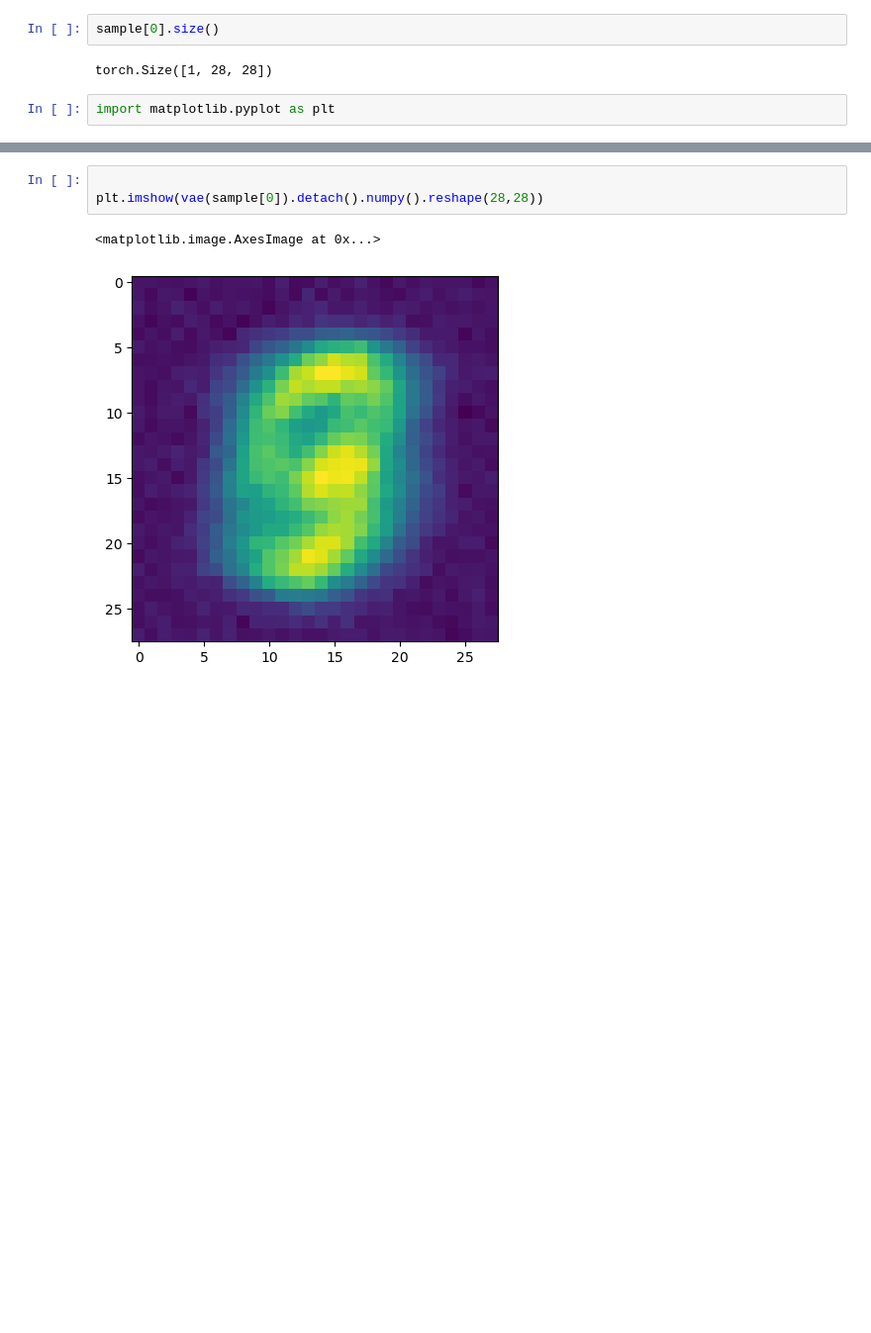
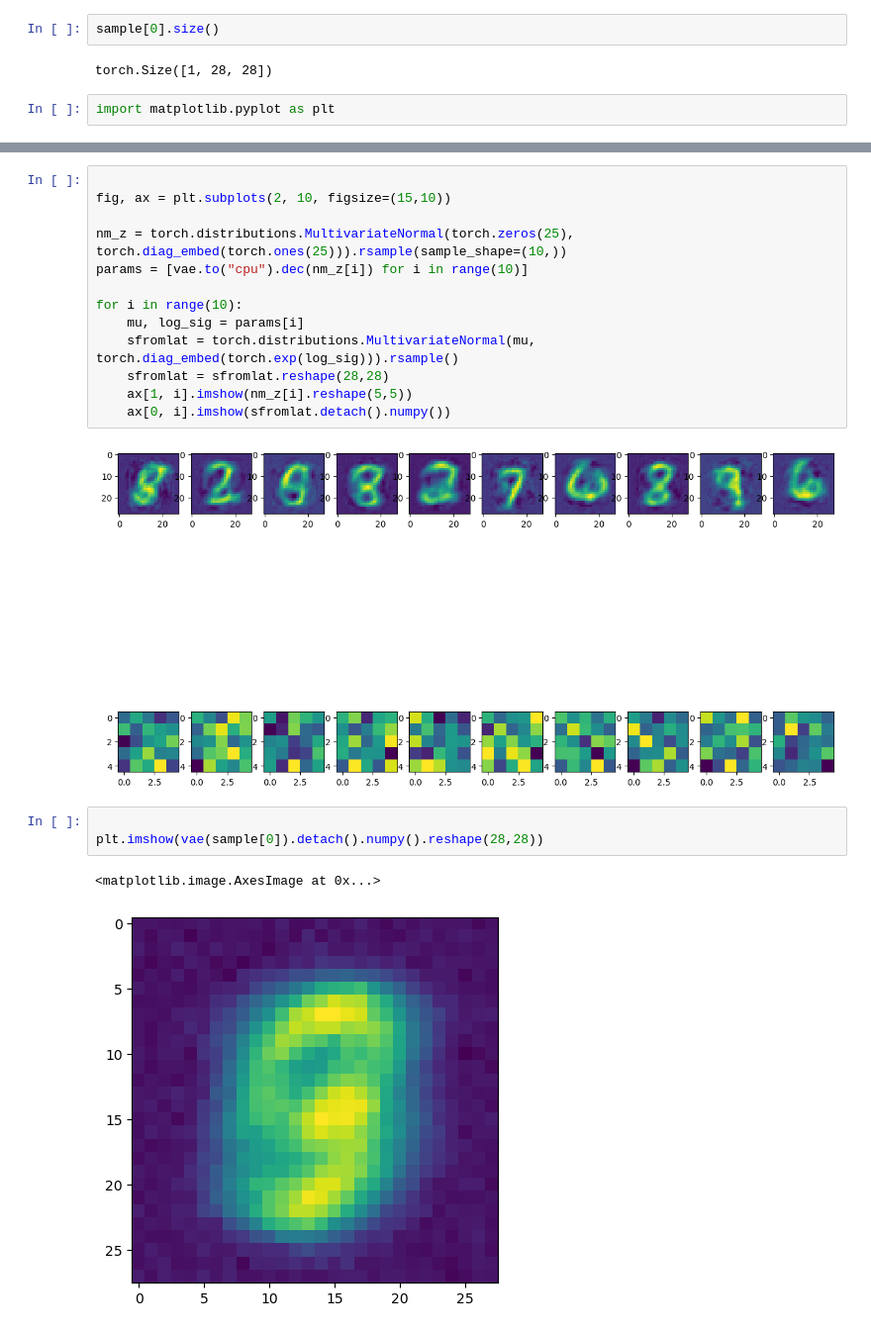
Before and after one commit to anloehr-1097/ML-Practice, a Jupyter notebook: VAE/VAE.ipynb, the cells around one changed output, grey strips where cells are left out. Shown at 99% size. Saved outputs shown, nothing was run; the diff lists cells and outputs as text; blank space fills up the shorter version.

```diff
--- a/VAE/VAE.ipynb
+++ b/VAE/VAE.ipynb
@@ -465,3 +501,18 @@ Error:
+# %%
+
+fig, ax = plt.subplots(2, 10, figsize=(15,10))
+
+nm_z = torch.distributions.MultivariateNormal(torch.zeros(25), torch.diag_embed(torch.ones(25))).rsample(sample_shape=(10,))
+params = [vae.to("cpu").dec(nm_z[i]) for i in range(10)]
+
+for i in range(10):
+    mu, log_sig = params[i]
+    sfromlat = torch.distributions.MultivariateNormal(mu, torch.diag_embed(torch.exp(log_sig))).rsample()
+    sfromlat = sfromlat.reshape(28,28)
+    ax[1, i].imshow(nm_z[i].reshape(5,5))
+    ax[0, i].imshow(sfromlat.detach().numpy())
+# %% [output]
+[figure, added]
 # %%
 
 plt.imshow(vae(sample[0]).detach().numpy().reshape(28,28))
```
Also changed, not shown: parts of 7 cells of this notebook, 1 other file.
